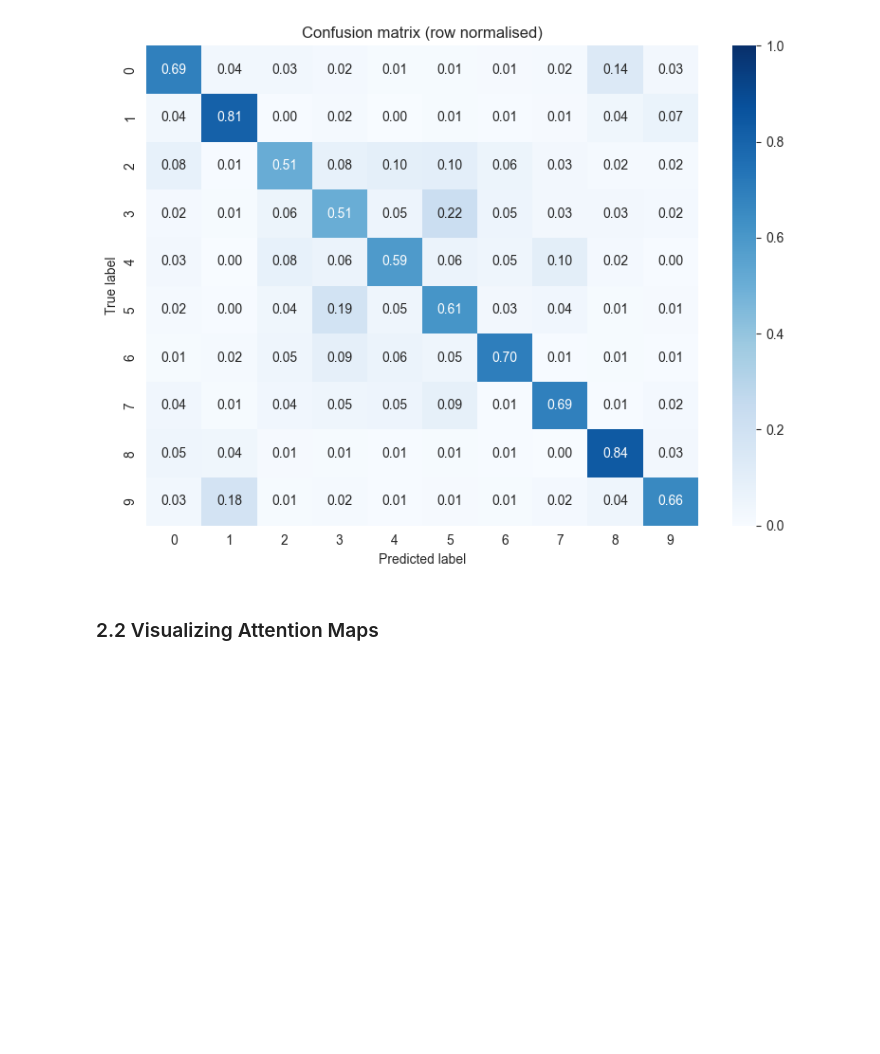
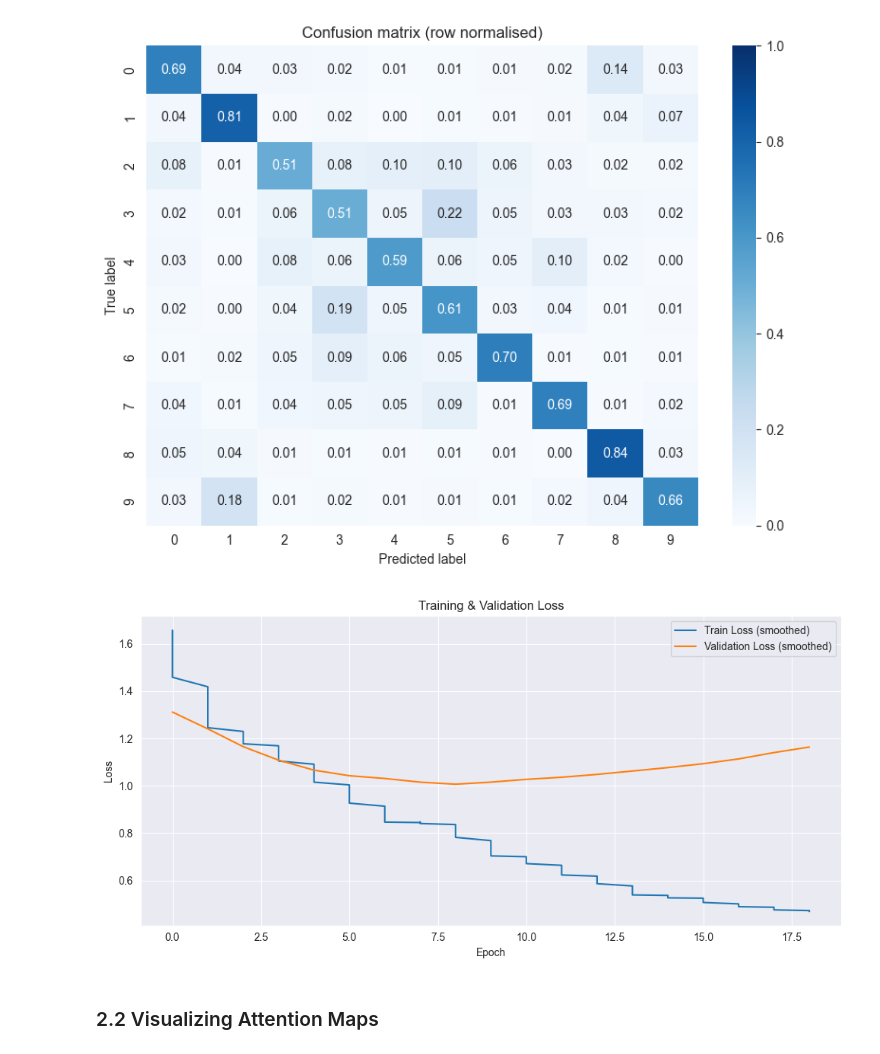
Before and after one commit to amirnadaBGU/deeplearning_hw3, a Jupyter notebook: Assignment3.ipynb, the cells around one changed output. Saved outputs shown, nothing was run; the diff lists cells and outputs as text; code cells hidden in the pictures; blank space fills up the shorter version.

```diff
--- a/Assignment3.ipynb
+++ b/Assignment3.ipynb
@@ -1146,36 +1146,38 @@ from scipy.ndimage import gaussian_filter1d
 api = wandb.Api()
 
 # Load your specific run
-run = api.run("ndvamr-ben-gurion-university-of-the-negev/CNN-CIFAR10/7ta4v9qu")
+run = api.run("ndvamr-ben-gurion-university-of-the-negev/ViT-CIFAR10/qahrxi7k")
 
 train_dataset_size = 30000
 steps_per_epoch = train_dataset_size // BATCH_SIZE
 
 
 
-df_tl = run.history(keys=["train loss","epoch"])
+df_tl = run.history(keys=["train_loss","epoch"])
 df_tl = pd.DataFrame(df_tl)
 
 
 
 df_vl = run.history(keys=["validation loss","epoch"])
 df_vl = pd.DataFrame(df_vl)
 
 
 # Apply Gaussian smoothing (sigma can be tuned)
-train_loss_smoothed = gaussian_filter1d(df_tl["train loss"].fillna(method="ffill"), sigma=1)
+train_loss_smoothed = gaussian_filter1d(df_tl["train_loss"].fillna(method="ffill"), sigma=3)
 val_loss_smoothed = gaussian_filter1d(df_vl["validation loss"].fillna(method="ffill"), sigma=1)
 
 # Plot both
 plt.figure(figsize=(10, 5))
 plt.plot(df_tl["epoch"], train_loss_smoothed, label="Train Loss (smoothed)")
 plt.plot(df_vl["epoch"], val_loss_smoothed, label="Validation Loss (smoothed)")
 plt.xlabel("Epoch")
 plt.ylabel("Loss")
 plt.title("Training & Validation Loss")
 plt.legend()
 plt.grid(True)
 plt.tight_layout()
 plt.show()
+# %% [output]
+[figure, added]
 # %% [markdown]
 ### 2.2 Visualizing Attention Maps
```
Also changed, not shown: parts of 2 cells of this notebook.
